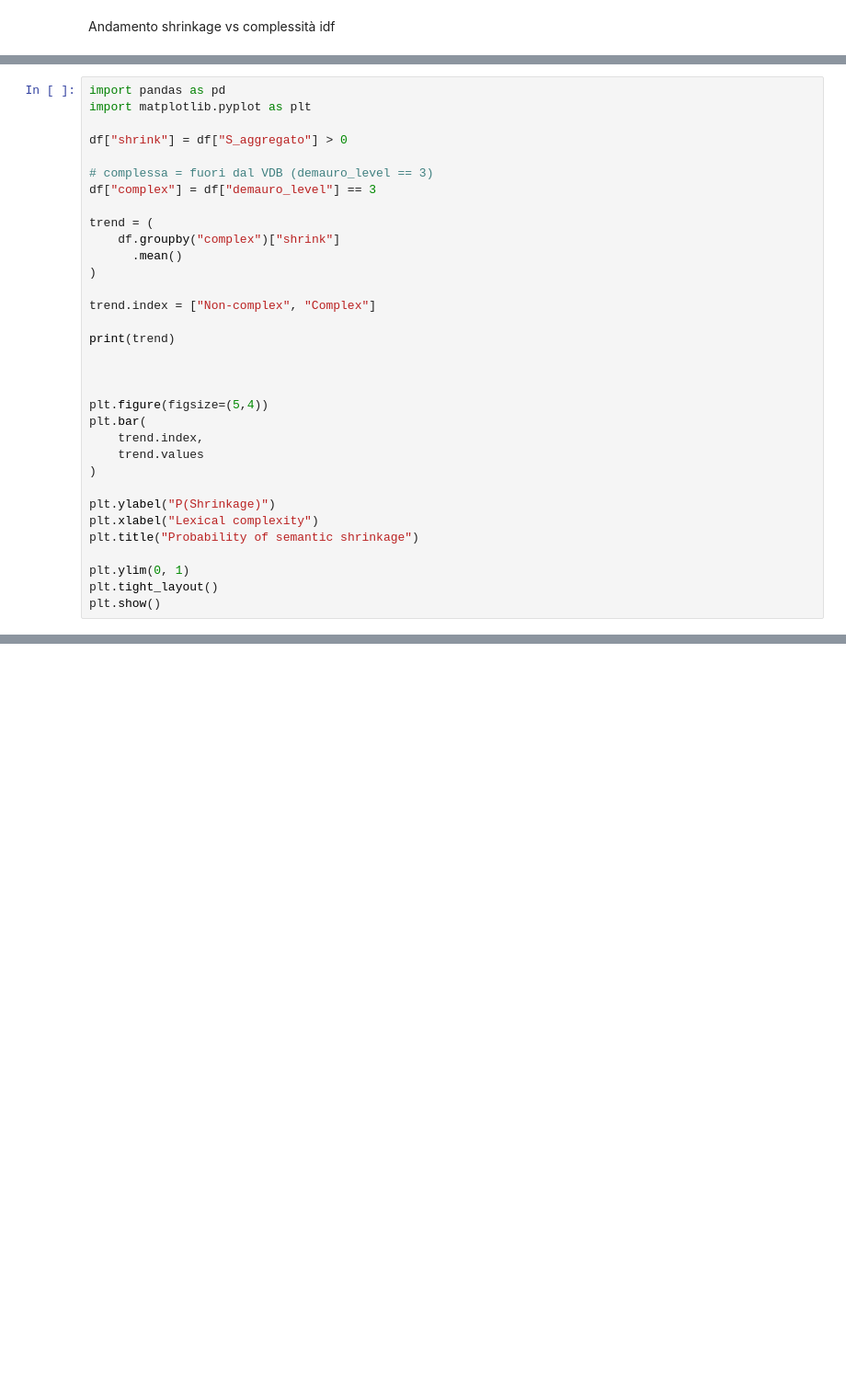
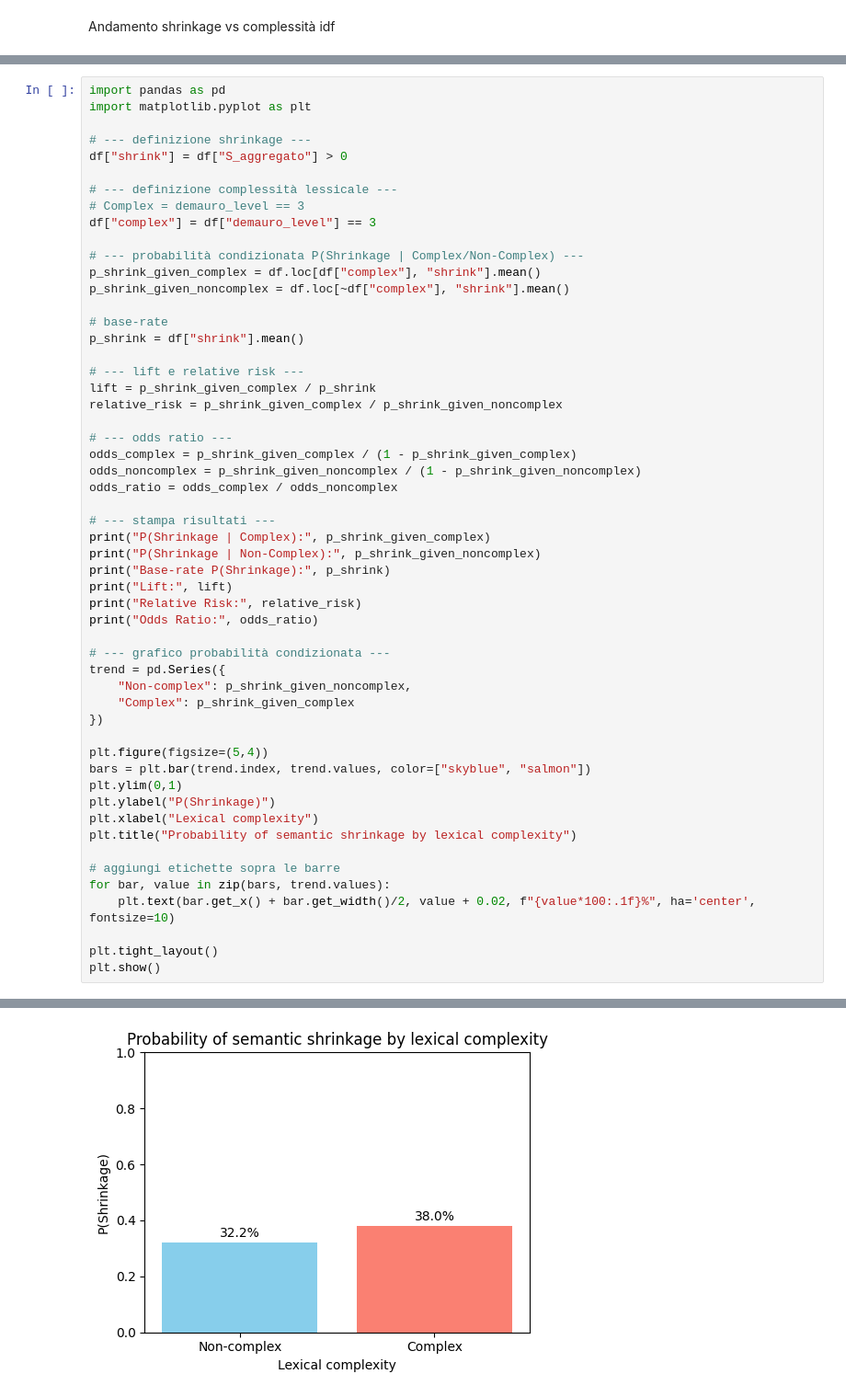
Before and after one commit to ChefBB/acn_project, a Jupyter notebook: dynet/RQ1.ipynb, the cells around one changed output, grey strips where cells are left out. Shown at 92% size. Saved outputs shown, nothing was run; the diff lists cells and outputs as text; blank space fills up the shorter version.

```diff
--- a/dynet/RQ1.ipynb
+++ b/dynet/RQ1.ipynb
@@ -579,32 +604,54 @@ plt.show()
 import pandas as pd
 import matplotlib.pyplot as plt
 
+# --- definizione shrinkage ---
 df["shrink"] = df["S_aggregato"] > 0
 
-# complessa = fuori dal VDB (demauro_level == 3)
+# --- definizione complessità lessicale ---
+# Complex = demauro_level == 3
 df["complex"] = df["demauro_level"] == 3
 
-trend = (
-    df.groupby("complex")["shrink"]
-      .mean()
-)
+# --- probabilità condizionata P(Shrinkage | Complex/Non-Complex) ---
+p_shrink_given_complex = df.loc[df["complex"], "shrink"].mean()
+p_shrink_given_noncomplex = df.loc[~df["complex"], "shrink"].mean()
 
-trend.index = ["Non-complex", "Complex"]
+# base-rate
+p_shrink = df["shrink"].mean()
 
-print(trend)
+# --- lift e relative risk ---
+lift = p_shrink_given_complex / p_shrink
+relative_risk = p_shrink_given_complex / p_shrink_given_noncomplex
 
+# --- odds ratio ---
+odds_complex = p_shrink_given_complex / (1 - p_shrink_given_complex)
+odds_noncomplex = p_shrink_given_noncomplex / (1 - p_shrink_given_noncomplex)
+odds_ratio = odds_complex / odds_noncomplex
 
+# --- stampa risultati ---
+print("P(Shrinkage | Complex):", p_shrink_given_complex)
+print("P(Shrinkage | Non-Complex):", p_shrink_given_noncomplex)
+print("Base-rate P(Shrinkage):", p_shrink)
+print("Lift:", lift)
+print("Relative Risk:", relative_risk)
+print("Odds Ratio:", odds_ratio)
+
+# --- grafico probabilità condizionata ---
+trend = pd.Series({
+    "Non-complex": p_shrink_given_noncomplex,
+    "Complex": p_shrink_given_complex
+})
 
 plt.figure(figsize=(5,4))
-plt.bar(
-    trend.index,
-    trend.values
-)
-
+bars = plt.bar(trend.index, trend.values, color=["skyblue", "salmon"])
+plt.ylim(0,1)
 plt.ylabel("P(Shrinkage)")
 plt.xlabel("Lexical complexity")
-plt.title("Probability of semantic shrinkage")
+plt.title("Probability of semantic shrinkage by lexical complexity")
 
-plt.ylim(0, 1)
+# aggiungi etichette sopra le barre
+for bar, value in zip(bars, trend.values):
+    plt.text(bar.get_x() + bar.get_width()/2, value + 0.02, f"{value*100:.1f}%", ha='center', fontsize=10)
+
 plt.tight_layout()
 plt.show()
+# %% [output]
@@ -610,0 +664 @@ plt.show()
+[figure, added]
```
Also changed, not shown: parts of 18 cells of this notebook.
